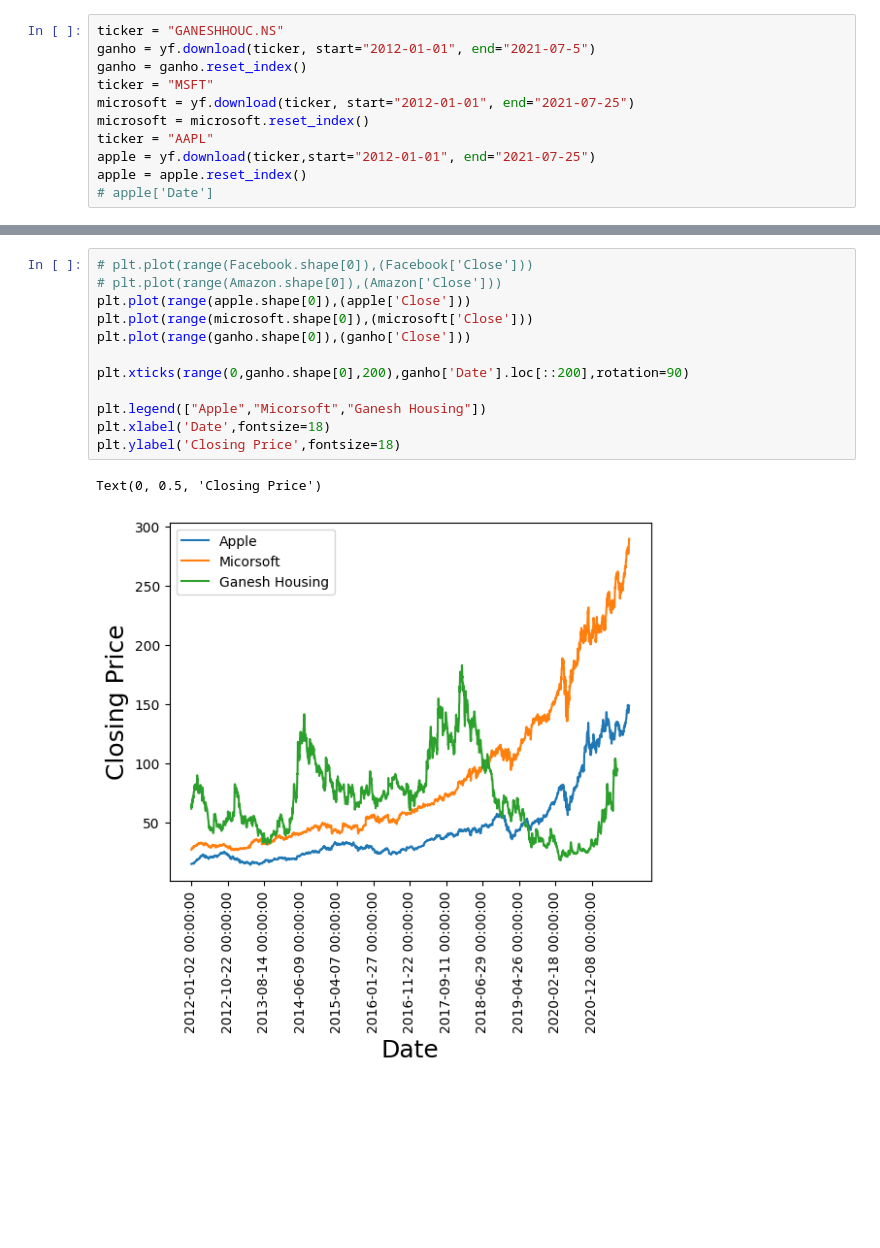
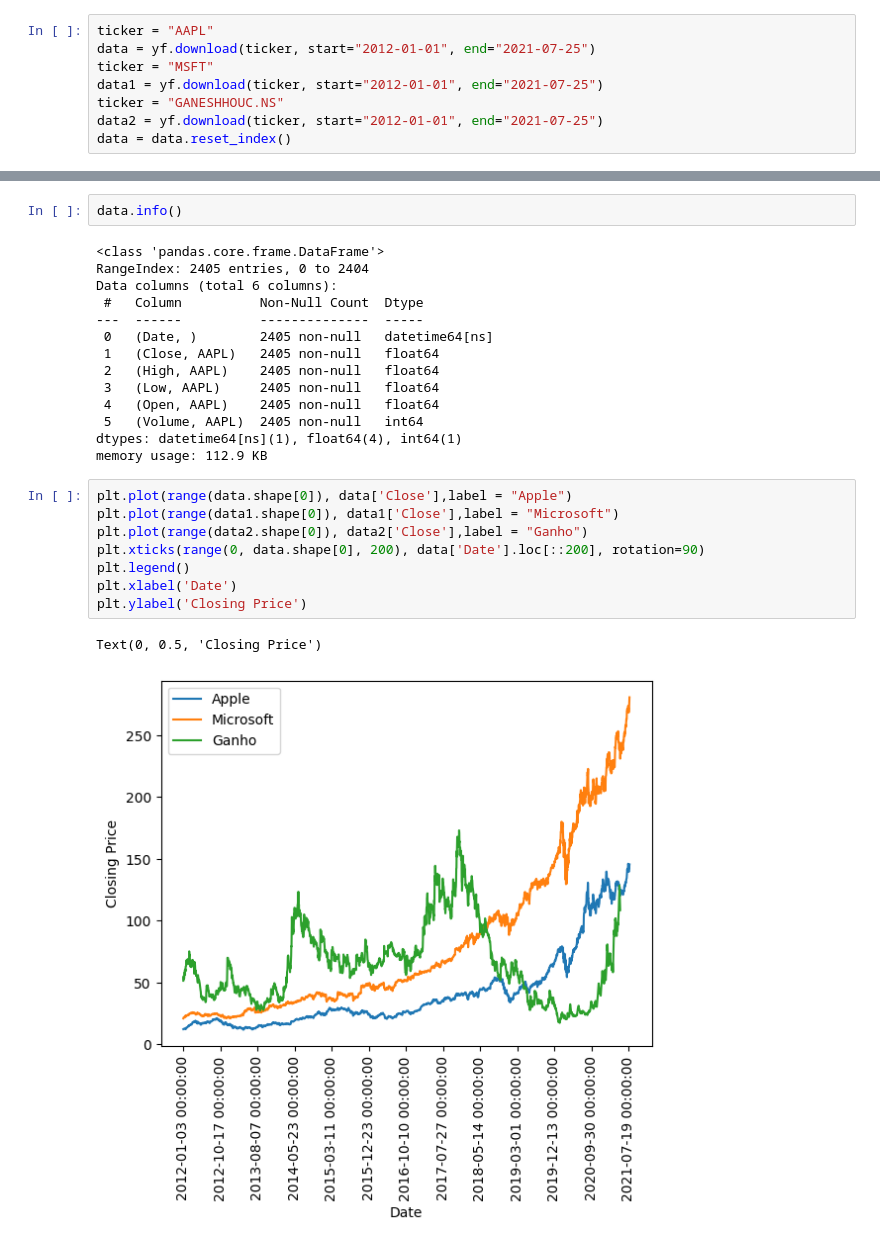
Before and after one commit to SamRTAv/SOC---2024-Sameer-Gupta-, a Jupyter notebook: SOC_Assignment.ipynb, the cells around one changed output, grey strips where cells are left out. Cells and saved outputs as stored; diff of their text form; blank space fills up the shorter version.

```diff
--- a/SOC_Assignment.ipynb
+++ b/SOC_Assignment.ipynb
@@ -20,12 +10,9 @@ tf.random.set_seed(7)
 # %%
+ticker = "AAPL"
+data = yf.download(ticker, start="2012-01-01", end="2021-07-25")
+ticker = "MSFT"
+data1 = yf.download(ticker, start="2012-01-01", end="2021-07-25")
 ticker = "GANESHHOUC.NS"
-ganho = yf.download(ticker, start="2012-01-01", end="2021-07-5")
-ganho = ganho.reset_index()
-ticker = "MSFT"
-microsoft = yf.download(ticker, start="2012-01-01", end="2021-07-25")
-microsoft = microsoft.reset_index()
-ticker = "AAPL"
-apple = yf.download(ticker,start="2012-01-01", end="2021-07-25")
-apple = apple.reset_index()
-# apple['Date']
+data2 = yf.download(ticker, start="2012-01-01", end="2021-07-25")
+data = data.reset_index()
 # %% [output]
@@ -35,15 +22,27 @@ apple = apple.reset_index()
+# %%
+data.info()
+# %% [output]
+<class 'pandas.core.frame.DataFrame'>
+RangeIndex: 2405 entries, 0 to 2404
+Data columns (total 6 columns):
+ #   Column          Non-Null Count  Dtype
+---  ------          --------------  -----
+ 0   (Date, )        2405 non-null   datetime64[ns]
+ 1   (Close, AAPL)   2405 non-null   float64
+ 2   (High, AAPL)    2405 non-null   float64
+ 3   (Low, AAPL)     2405 non-null   float64
+ 4   (Open, AAPL)    2405 non-null   float64
+ 5   (Volume, AAPL)  2405 non-null   int64
+dtypes: datetime64[ns](1), float64(4), int64(1)
+memory usage: 112.9 KB
 # %%
-# plt.plot(range(Facebook.shape[0]),(Facebook['Close']))
-# plt.plot(range(Amazon.shape[0]),(Amazon['Close']))
-plt.plot(range(apple.shape[0]),(apple['Close']))
-plt.plot(range(microsoft.shape[0]),(microsoft['Close']))
-plt.plot(range(ganho.shape[0]),(ganho['Close']))
-
-plt.xticks(range(0,ganho.shape[0],200),ganho['Date'].loc[::200],rotation=90)
-
-plt.legend(["Apple","Micorsoft","Ganesh Housing"])
-plt.xlabel('Date',fontsize=18)
-plt.ylabel('Closing Price',fontsize=18)
+plt.plot(range(data.shape[0]), data['Close'],label = "Apple")
+plt.plot(range(data1.shape[0]), data1['Close'],label = "Microsoft")
+plt.plot(range(data2.shape[0]), data2['Close'],label = "Ganho")
+plt.xticks(range(0, data.shape[0], 200), data['Date'].loc[::200], rotation=90)
+plt.legend()
+plt.xlabel('Date')
+plt.ylabel('Closing Price')
 # %% [output]
 Text(0, 0.5, 'Closing Price')
-[figure, old version]
+[figure, new version]
```
Also changed, not shown: parts of 15 cells of this notebook.
